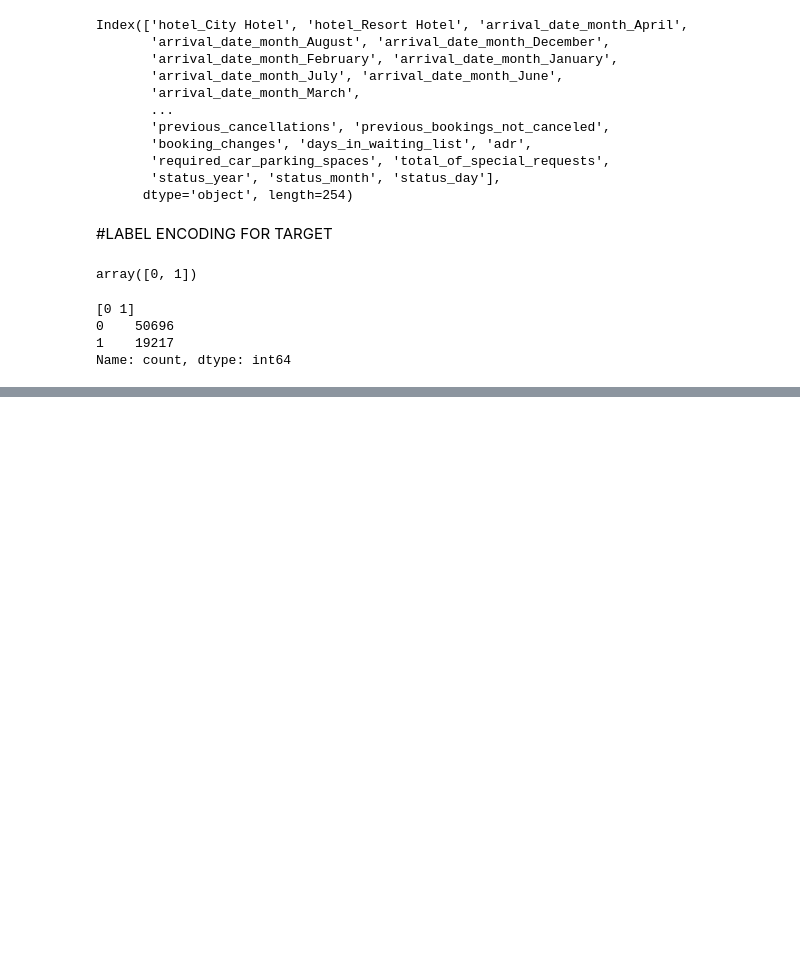
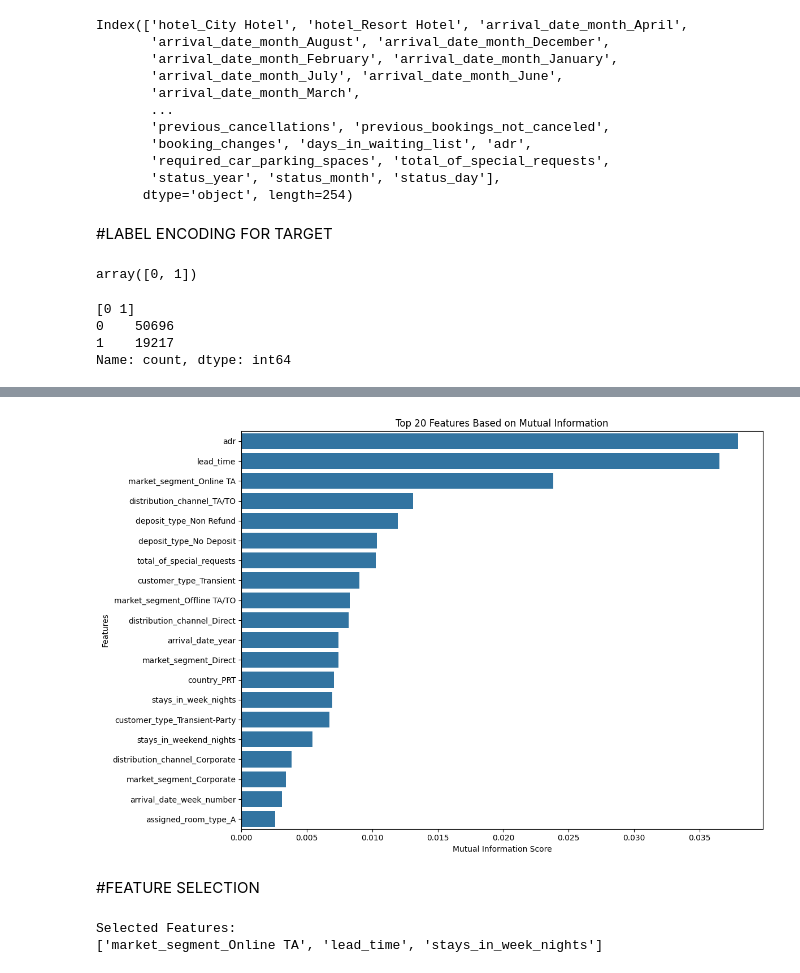
Before and after one commit to Arya-rb/hotel-bookings-eda-and-preprocessing, a Jupyter notebook: Hotel_booking_section1.ipynb, the cells around one changed output, grey strips where cells are left out. Drawn from its saved outputs; the diff is of its cells as text; code cells hidden in the pictures; blank space fills up the shorter version.

```diff
--- a/Hotel_booking_section1.ipynb
+++ b/Hotel_booking_section1.ipynb
@@ -707,0 +879,32 @@ Name: count, dtype: int64
+# %%
+plt.figure(figsize=(12, 8))
+
+sns.barplot(
+    data=mi_results.head(20),
+    x='MI Score',
+    y='Feature'
+)
+
+plt.title('Top 20 Features Based on Mutual Information')
+plt.xlabel('Mutual Information Score')
+plt.ylabel('Features')
+plt.tight_layout()
+plt.show()
+# %% [output]
+[figure, added]
+# %% [markdown]
+#FEATURE SELECTION
+# %%
+# Final Feature Selection
+
+features_selected = [
+    "market_segment_Online TA",
+    "lead_time",
+    "stays_in_week_nights"
+]
+
+print("Selected Features:")
+print(features_selected)
+# %% [output]
+Selected Features:
+['market_segment_Online TA', 'lead_time', 'stays_in_week_nights']
```
Also changed, not shown: parts of 13 cells of this notebook.
